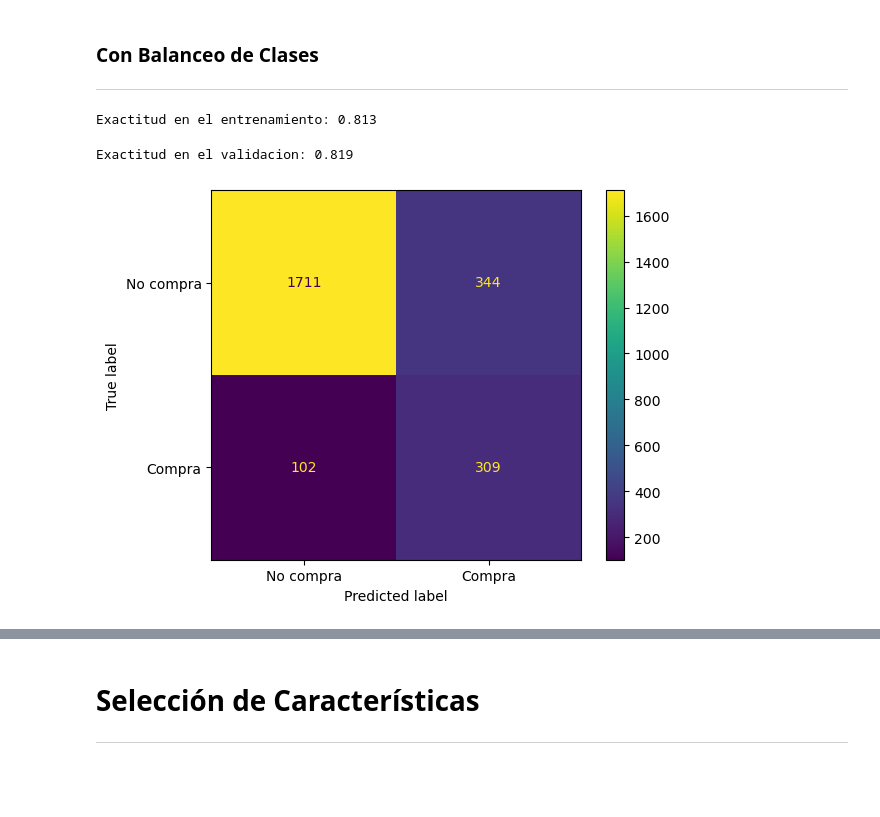
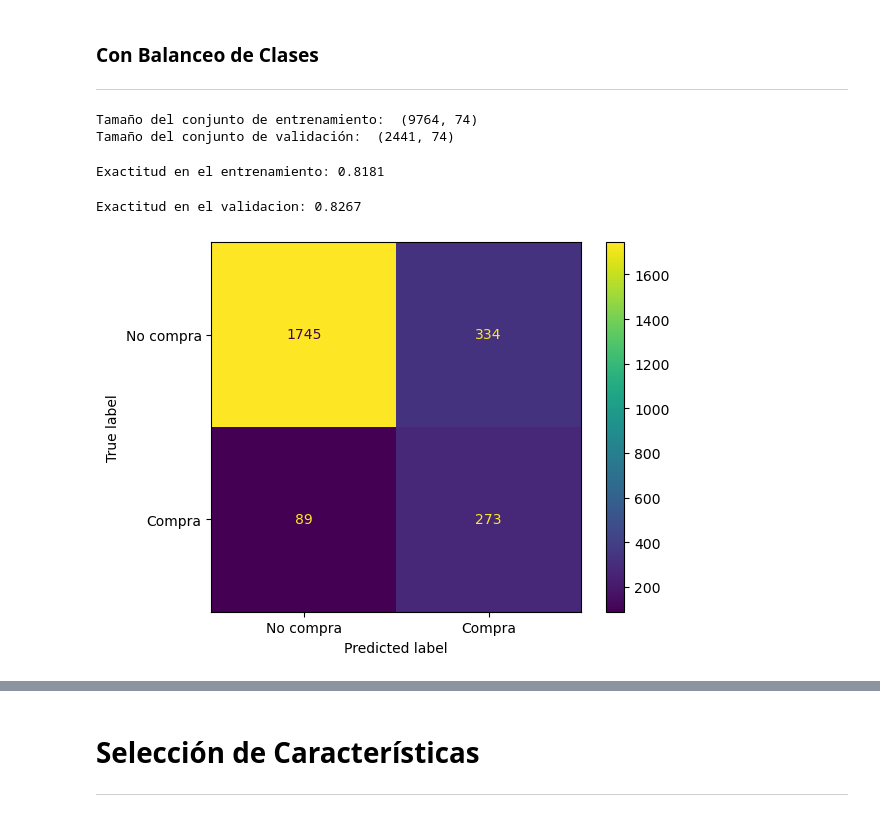
Before and after one commit to Leostark95/Anal-tica-II---Proyecto-1, a Jupyter notebook: decision_tree.ipynb, the cells around one changed output, grey strips where cells are left out. Cells and saved outputs as stored; diff of their text form; code cells hidden in the pictures; blank space fills up the shorter version.

```diff
--- a/decision_tree.ipynb
+++ b/decision_tree.ipynb
@@ -89,3 +95,5 @@ df = pd.concat([df_nums, df_cats_dummies], axis=1)
 # df_1 concatenado variables escaladas y dummizadas
 
 df_final = pd.concat([df_nums_scaled, df_cats_dummies], axis=1)
+# %%
+df_final.drop_duplicates(inplace=True)
@@ -204,33 +213,34 @@ AUC del modelo: 0.8693401057298975
 # %% [markdown]
 ### <font color='157699'> **Con Balanceo de Clases** </font>
 ---
-# %%
-X_train_1 = X_train.copy()
-X_test_1 = X_test.copy()
-
-# Entrenamiento del modelo
-modelo_1 = LogisticRegression(class_weight = "balanced", random_state=142, max_iter=10000)
-
-# Ajustar el modelo a los datos
-modelo_1.fit(X_train_1, y_train)
-
-# Desempeño en el entrenamiento
-y_train_pred_1 = modelo_1.predict(X_train_1)
-
-print('Exactitud en el entrenamiento: %.3f'  %accuracy_score(y_train, y_train_pred_1))
-# %% [output]
-Exactitud en el entrenamiento: 0.813
-# %%
-y_pred_1 = modelo_1.predict(X_test_1)
-
-# Exactitud en el conjunto de validación
-print('Exactitud en el validacion: %.3f'  %accuracy_score(y_test, y_pred_1))
-# %% [output]
-Exactitud en el validacion: 0.819
+# %%
+X_train_balance, X_test_balance, y_train_balance, y_test_balance = train_test_split(X, y, test_size=0.2, random_state=42)
+
+print('Tamaño del conjunto de entrenamiento: ', X_train_balance.shape)
+print('Tamaño del conjunto de validación: ', X_test_balance.shape)
+# %% [output]
+Tamaño del conjunto de entrenamiento:  (9764, 74)
+Tamaño del conjunto de validación:  (2441, 74)
+# %%
+modelo_balance = LogisticRegression(class_weight = "balanced", random_state=123, max_iter=10000)
+modelo_balance.fit(X_train_balance, y_train_balance)
+y_train_pred_balance = modelo_balance.predict(X_train_balance)
+
+print('Exactitud en el entrenamiento: %.4f'  %accuracy_score(y_train, y_train_pred_balance))
+# %% [output]
+Exactitud en el entrenamiento: 0.8181
+# %%
+y_pred_balance = modelo_balance.predict(X_test_balance)
+
+print('Exactitud en el validacion: %.4f'  %accuracy_score(y_test_balance, y_pred_balance))
+# %% [output]
+Exactitud en el validacion: 0.8267
 # %%
-mc_1= confusion_matrix(y_test, y_pred_1)
-mc_display_1 = ConfusionMatrixDisplay(confusion_matrix = mc_1, display_labels=['No compra', 'Compra'])
-mc_display_1.plot()
+# Matriz de confunsión del modelo con balanceo
+
+mc_balance = confusion_matrix(y_test_balance, y_pred_balance)
+mc_display_balance = ConfusionMatrixDisplay(confusion_matrix = mc_balance, display_labels = ['No compra', 'Compra'])
+mc_display_balance.plot()
 plt.show()
 # %% [output]
-[figure, old version]
+[figure, new version]
```
Also changed, not shown: parts of 93 cells of this notebook.
